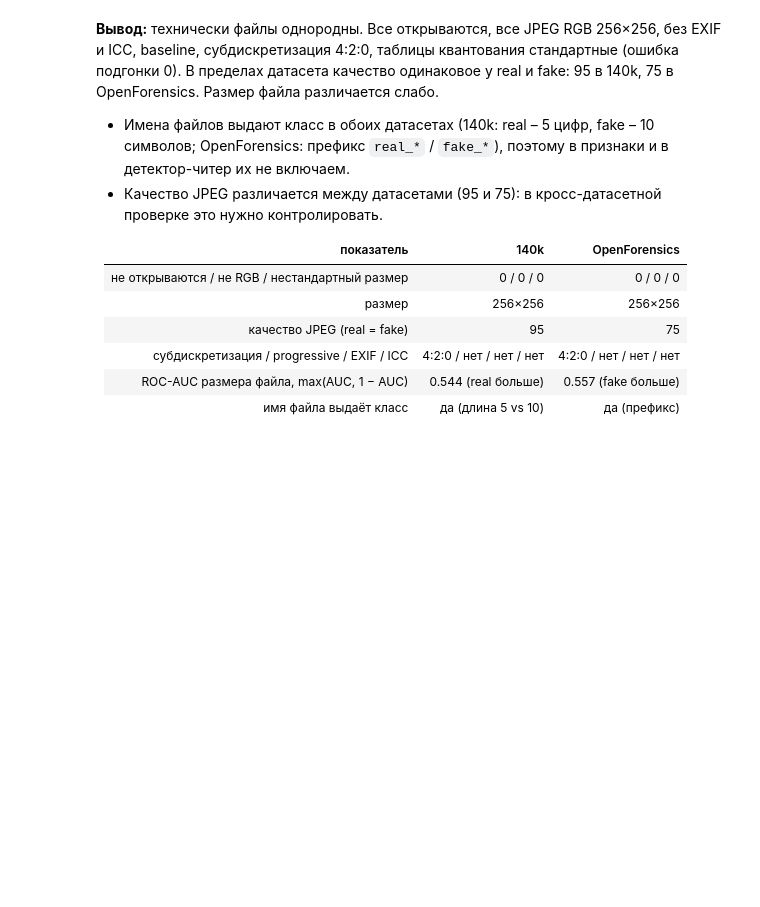
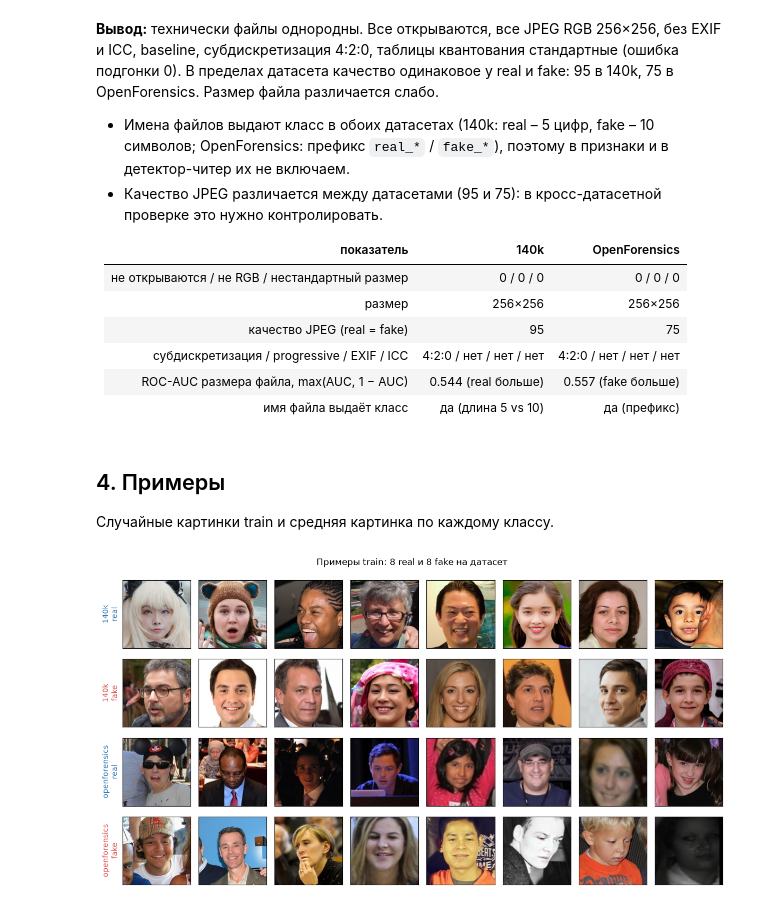
Before and after one commit to ayazvaliev/35-Deepfake-image-detection-project-HSE-26, a Jupyter notebook: notebooks/eda_140k.ipynb, the cells around one changed output. Drawn from its saved outputs; the diff is of its cells as text; code cells hidden in the pictures; blank space fills up the shorter version.

Commit message:
Примеры картинок, средние по классам и карты разницы

```diff
--- a/notebooks/eda_140k.ipynb
+++ b/notebooks/eda_140k.ipynb
@@ -217,3 +217,35 @@ problems
 | субдискретизация / progressive / EXIF / ICC | 4:2:0 / нет / нет / нет | 4:2:0 / нет / нет / нет |
 | ROC-AUC размера файла, max(AUC, 1 − AUC) | 0.544 (real больше) | 0.557 (fake больше) |
 | имя файла выдаёт класс | да (длина 5 vs 10) | да (префикс) |
+# %% [markdown]
+## 4. Примеры
+
+Случайные картинки train и средняя картинка по каждому классу.
+# %%
+import numpy as np
+from PIL import Image
+
+from src.config import SEED
+
+train = index[index["split"] == "train"]
+classes = {0: "real", 1: "fake"}
+datasets = ["140k", "openforensics"]
+
+
+def load(path, size=None):
+    with Image.open(RAW_DIR / path) as im:
+        return im.resize((size, size)) if size else im.convert("RGB")
+# %%
+samples = train.groupby(["dataset", "label"]).sample(8, random_state=SEED)
+
+fig, axes = plt.subplots(4, 8, figsize=(12, 6.5))
+for row, ((ds, label), group) in zip(axes, samples.groupby(["dataset", "label"])):
+    for ax, path in zip(row, group["path"]):
+        ax.imshow(load(path, 128))
+        ax.set_xticks([])
+        ax.set_yticks([])
+    row[0].set_ylabel(f"{ds}\n{classes[label]}", color=COLORS[classes[label]])
+fig.suptitle("Примеры train: 8 real и 8 fake на датасет")
+fig.tight_layout()
+# %% [output]
+[figure, added]
```
Also changed, not shown: parts of 2 cells of this notebook.
